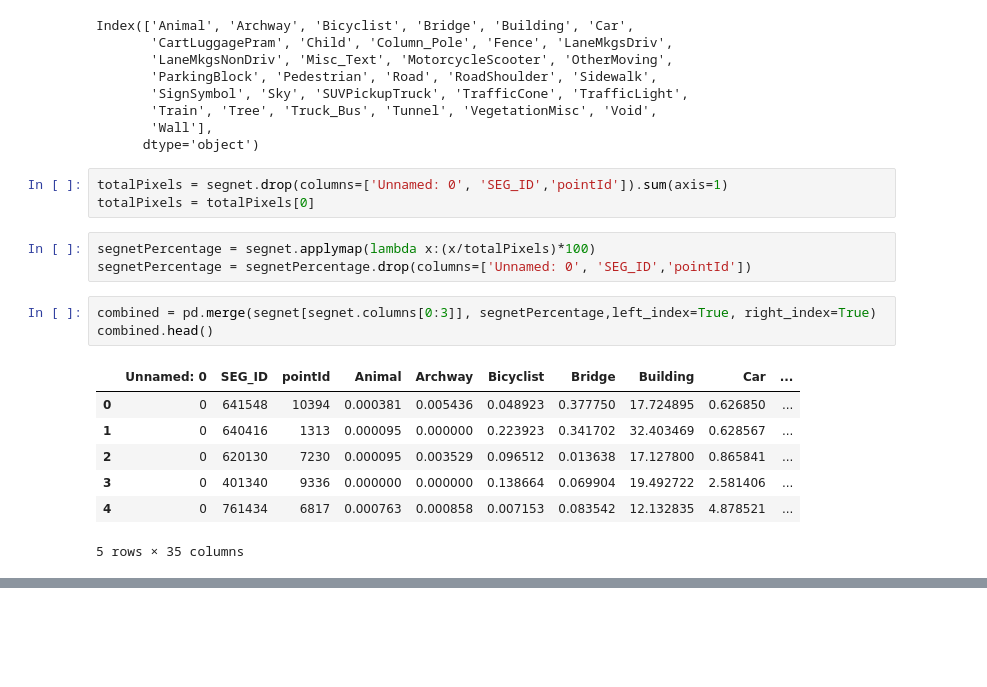
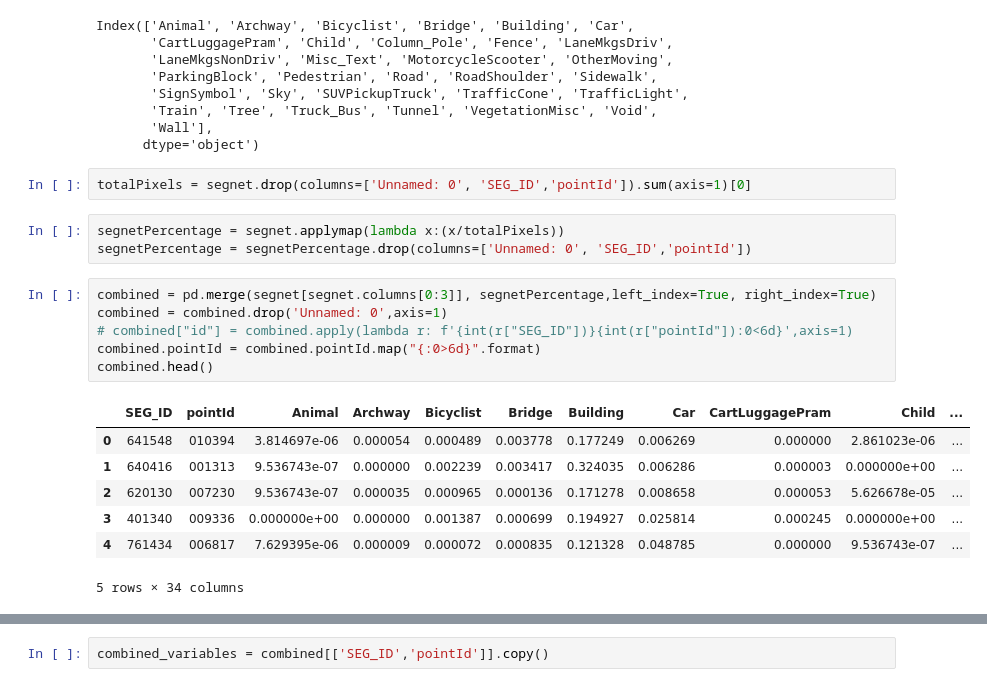
Before and after one commit to Zheng-Zhen/street-view-our-safety, a Jupyter notebook: data/streetView/Shaun_see.ipynb, the cells around one changed output, grey strips where cells are left out. Saved outputs shown, nothing was run; the diff lists cells and outputs as text; blank space fills up the shorter version.

Commit message:
added points With Seg

```diff
--- a/data/streetView/Shaun_see.ipynb
+++ b/data/streetView/Shaun_see.ipynb
@@ -18,22 +35,24 @@ Index(['Animal', 'Archway', 'Bicyclist', 'Bridge', 'Building', 'Car',
        'Wall'],
       dtype='object')
 # %%
-totalPixels = segnet.drop(columns=['Unnamed: 0', 'SEG_ID','pointId']).sum(axis=1)
-totalPixels = totalPixels[0]
+totalPixels = segnet.drop(columns=['Unnamed: 0', 'SEG_ID','pointId']).sum(axis=1)[0]
 # %%
-segnetPercentage = segnet.applymap(lambda x:(x/totalPixels)*100)
+segnetPercentage = segnet.applymap(lambda x:(x/totalPixels))
 segnetPercentage = segnetPercentage.drop(columns=['Unnamed: 0', 'SEG_ID','pointId'])
 # %%
 combined = pd.merge(segnet[segnet.columns[0:3]], segnetPercentage,left_index=True, right_index=True)
+combined = combined.drop('Unnamed: 0',axis=1)
+# combined["id"] = combined.apply(lambda r: f'{int(r["SEG_ID"])}{int(r["pointId"]):0<6d}',axis=1)
+combined.pointId = combined.pointId.map("{:0>6d}".format)
 combined.head()
 # %% [output]
-|  | Unnamed: 0 | SEG_ID | pointId | Animal | Archway | Bicyclist | Bridge | Building | Car | ... |
-| 0 | 0 | 641548 | 10394 | 0.000381 | 0.005436 | 0.048923 | 0.377750 | 17.724895 | 0.626850 | ... |
-| 1 | 0 | 640416 | 1313 | 0.000095 | 0.000000 | 0.223923 | 0.341702 | 32.403469 | 0.628567 | ... |
-| 2 | 0 | 620130 | 7230 | 0.000095 | 0.003529 | 0.096512 | 0.013638 | 17.127800 | 0.865841 | ... |
-| 3 | 0 | 401340 | 9336 | 0.000000 | 0.000000 | 0.138664 | 0.069904 | 19.492722 | 2.581406 | ... |
-| 4 | 0 | 761434 | 6817 | 0.000763 | 0.000858 | 0.007153 | 0.083542 | 12.132835 | 4.878521 | ... |
+|  | SEG_ID | pointId | Animal | Archway | Bicyclist | Bridge | Building | Car | CartLuggagePram | Child | ... |
+| 0 | 641548 | 010394 | 3.814697e-06 | 0.000054 | 0.000489 | 0.003778 | 0.177249 | 0.006269 | 0.000000 | 2.861023e-06 | ... |
+| 1 | 640416 | 001313 | 9.536743e-07 | 0.000000 | 0.002239 | 0.003417 | 0.324035 | 0.006286 | 0.000003 | 0.000000e+00 | ... |
+| 2 | 620130 | 007230 | 9.536743e-07 | 0.000035 | 0.000965 | 0.000136 | 0.171278 | 0.008658 | 0.000053 | 5.626678e-05 | ... |
+| 3 | 401340 | 009336 | 0.000000e+00 | 0.000000 | 0.001387 | 0.000699 | 0.194927 | 0.025814 | 0.000245 | 0.000000e+00 | ... |
+| 4 | 761434 | 006817 | 7.629395e-06 | 0.000009 | 0.000072 | 0.000835 | 0.121328 | 0.048785 | 0.000000 | 9.536743e-07 | ... |
-5 rows × 35 columns
+5 rows × 34 columns
 # %% [markdown]
 ## combine variables
 Defence : Column_Pole + Fence + Wall + TrafficCone
@@ -49,3 +77,5 @@ PublicService: CartLuggagePram + SignSymbol + TrafficLight
 
 Delete:
 Void +  'Misc_Text',
+# %%
+combined_variables = combined[['SEG_ID','pointId']].copy()
```
Also changed, not shown: parts of 9 cells of this notebook, 2 other files.
